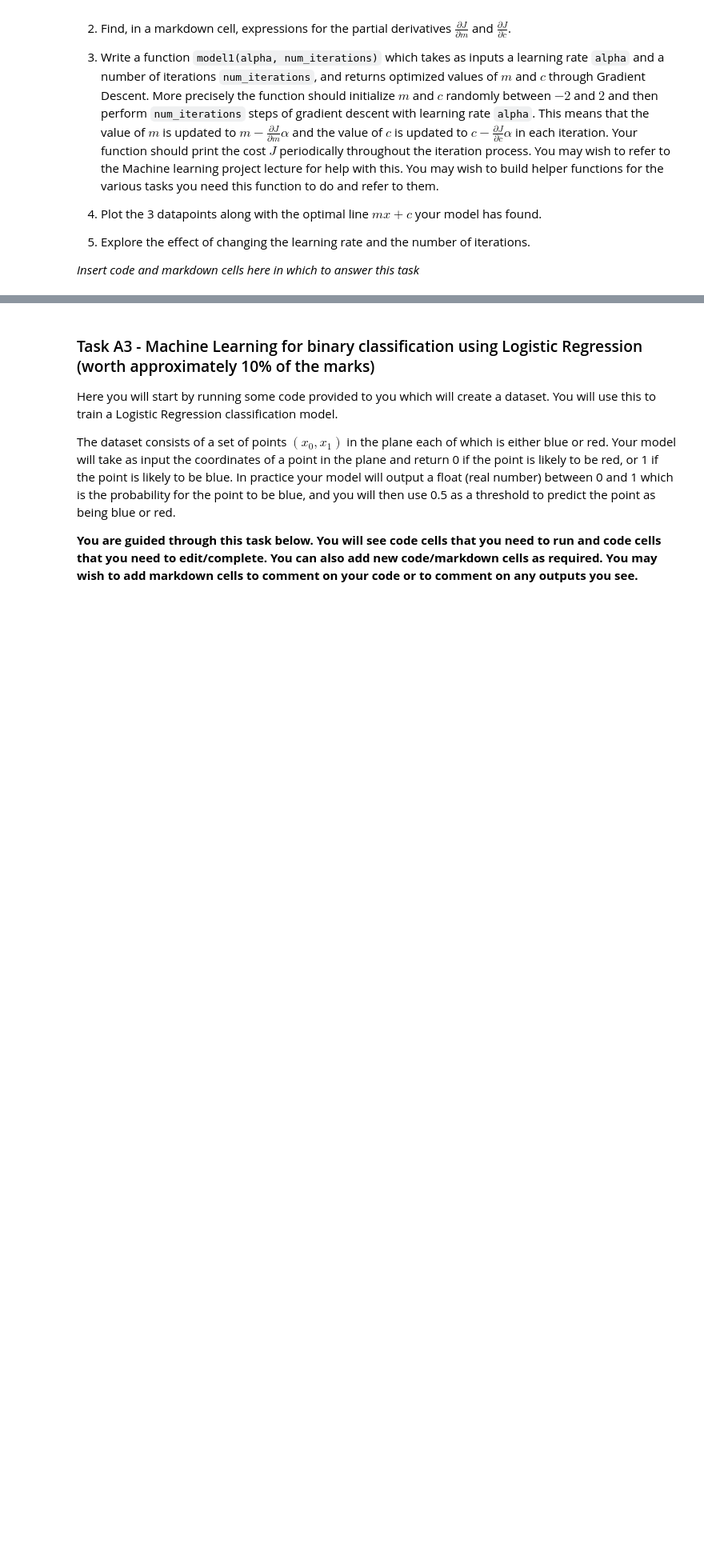
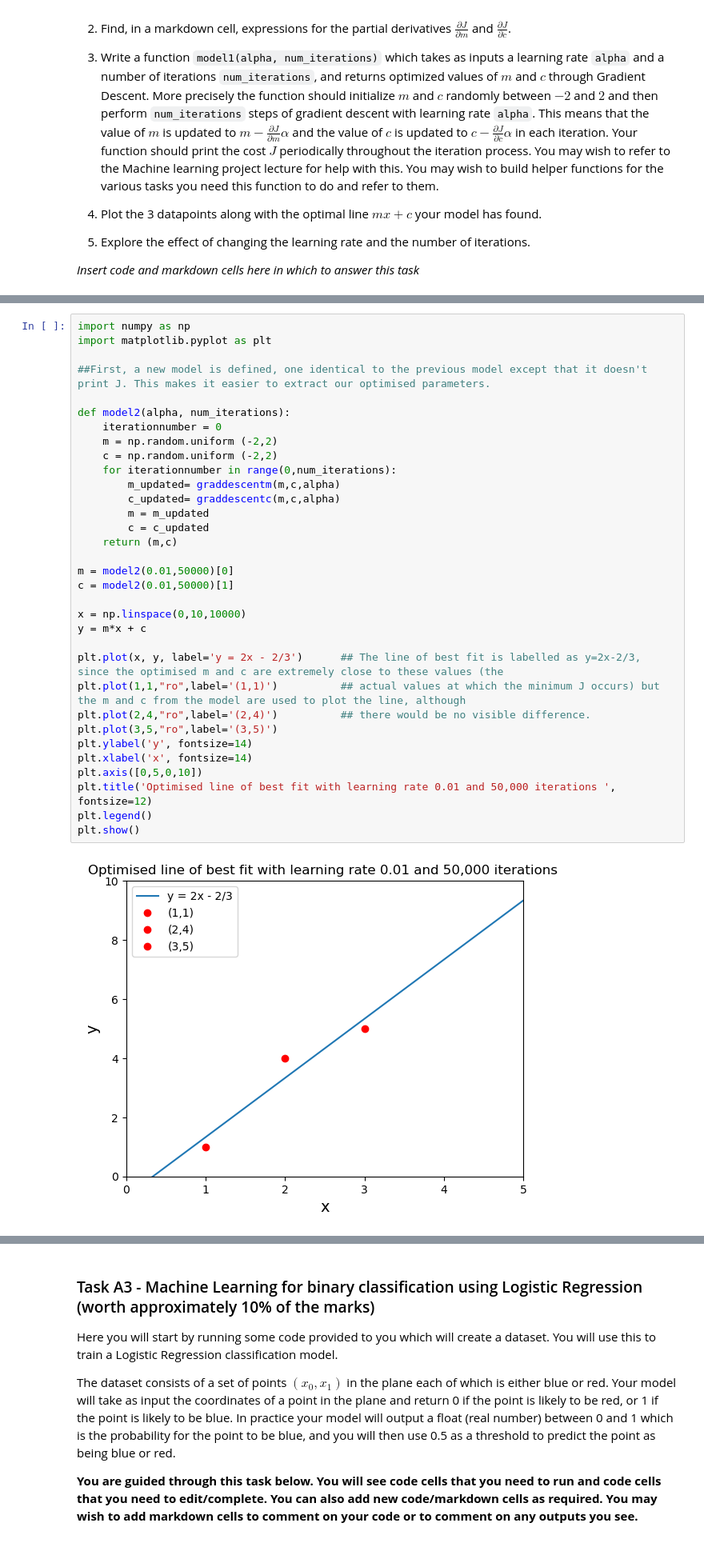
Before and after one commit to DoctorDalek1963/ma124-group-project, a Jupyter notebook: Machine_Learning_Project.ipynb, the cells around one changed output, grey strips where cells are left out. Shown at 80% size. Drawn from its saved outputs; the diff is of its cells as text; blank space fills up the shorter version.

```diff
--- a/Machine_Learning_Project.ipynb
+++ b/Machine_Learning_Project.ipynb
@@ -258,0 +324,35 @@ Your function should print the cost $J$ periodically throughout the iteration pr
+# %%
+import numpy as np
+import matplotlib.pyplot as plt
+
+##First, a new model is defined, one identical to the previous model except that it doesn't print J. This makes it easier to extract our optimised parameters.
+
+def model2(alpha, num_iterations):
+    iterationnumber = 0
+    m = np.random.uniform (-2,2)
+    c = np.random.uniform (-2,2)
+    for iterationnumber in range(0,num_iterations):
+        m_updated= graddescentm(m,c,alpha)
+        c_updated= graddescentc(m,c,alpha)
+        m = m_updated
+        c = c_updated
+    return (m,c)
+
+m = model2(0.01,50000)[0]
+c = model2(0.01,50000)[1]
+
+x = np.linspace(0,10,10000)
+y = m*x + c
+
+plt.plot(x, y, label='y = 2x - 2/3')      ## The line of best fit is labelled as y=2x-2/3, since the optimised m and c are extremely close to these values (the
+plt.plot(1,1,"ro",label='(1,1)')          ## actual values at which the minimum J occurs) but the m and c from the model are used to plot the line, although
+plt.plot(2,4,"ro",label='(2,4)')          ## there would be no visible difference.
+plt.plot(3,5,"ro",label='(3,5)')
+plt.ylabel('y', fontsize=14)
+plt.xlabel('x', fontsize=14)
+plt.axis([0,5,0,10])
+plt.title('Optimised line of best fit with learning rate 0.01 and 50,000 iterations ', fontsize=12)
+plt.legend()
+plt.show()
+# %% [output]
+[figure, added]
```
Also changed, not shown: parts of 18 cells of this notebook.
